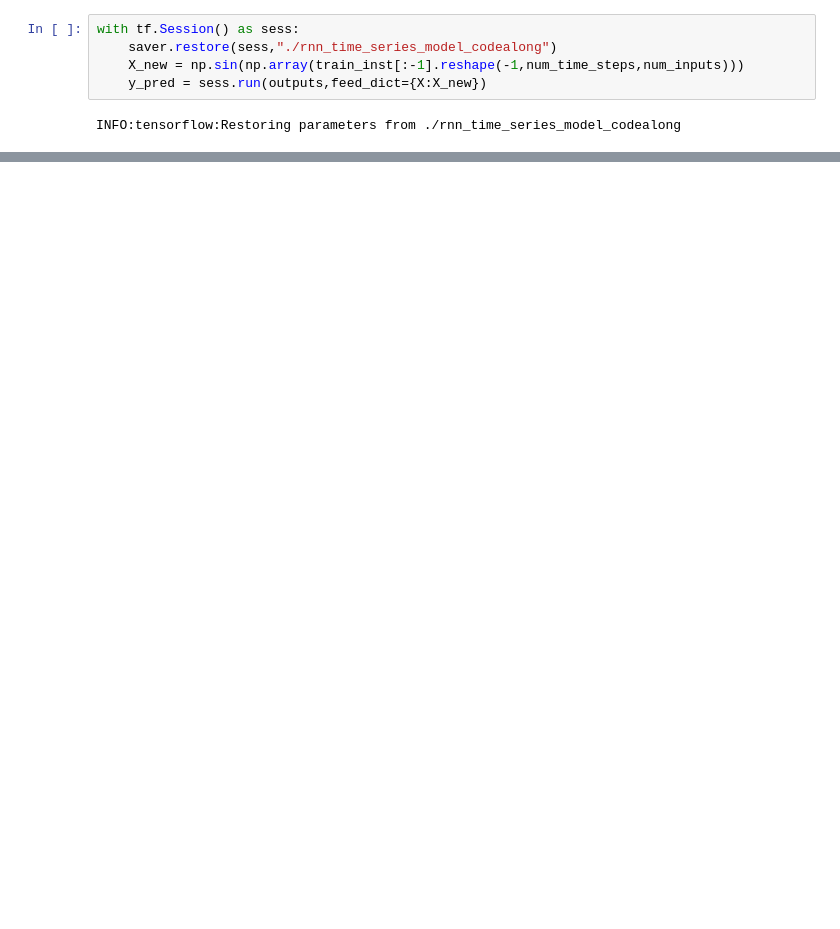
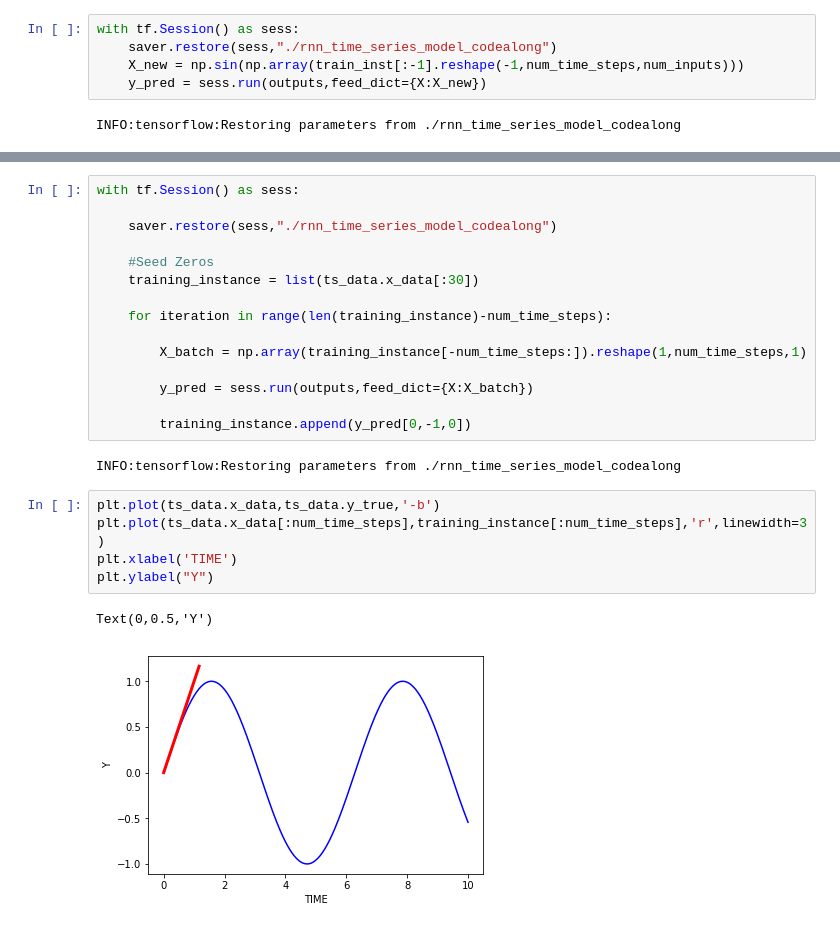
Before and after one commit to dbarroso1/Morti-OS-Suite, a Jupyter notebook: Notebooks/Morti Notebooks/RNN with Tensorflow.ipynb, the cells around one changed output, grey strips where cells are left out. Drawn from its saved outputs; the diff is of its cells as text; blank space fills up the shorter version.

```diff
--- a/Notebooks/Morti Notebooks/RNN with Tensorflow.ipynb
+++ b/Notebooks/Morti Notebooks/RNN with Tensorflow.ipynb
@@ -252,0 +197,25 @@ plt.show()
+# %%
+with tf.Session() as sess:
+
+    saver.restore(sess,"./rnn_time_series_model_codealong")
+
+    #Seed Zeros
+    training_instance = list(ts_data.x_data[:30])
+
+    for iteration in range(len(training_instance)-num_time_steps):
+
+        X_batch = np.array(training_instance[-num_time_steps:]).reshape(1,num_time_steps,1)
+
+        y_pred = sess.run(outputs,feed_dict={X:X_batch})
+
+        training_instance.append(y_pred[0,-1,0])
+# %% [output]
+INFO:tensorflow:Restoring parameters from ./rnn_time_series_model_codealong
+# %%
+plt.plot(ts_data.x_data,ts_data.y_true,'-b')
+plt.plot(ts_data.x_data[:num_time_steps],training_instance[:num_time_steps],'r',linewidth=3)
+plt.xlabel('TIME')
+plt.ylabel("Y")
+# %% [output]
+Text(0,0.5,'Y')
+[figure, added]
```
Also changed, not shown: parts of 18 cells of this notebook, 7 other files.
